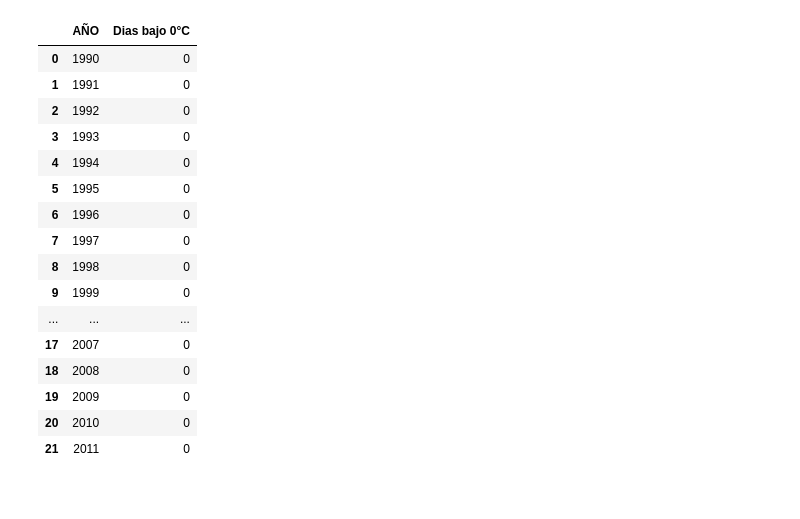
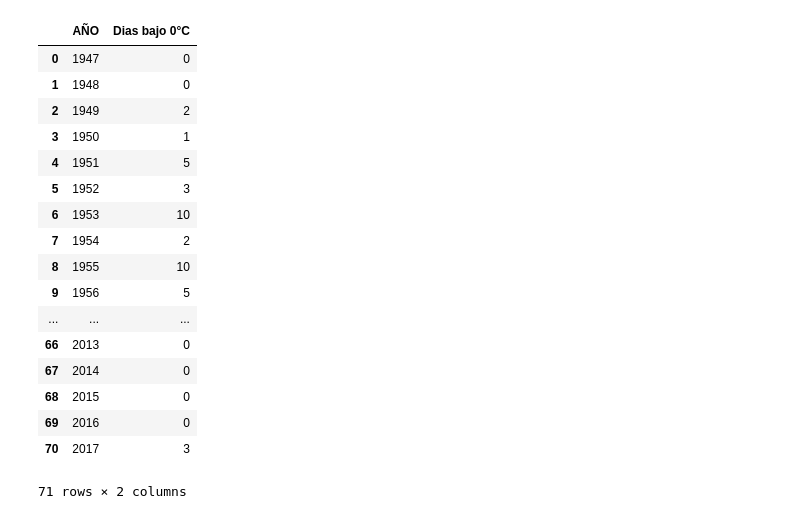
Before and after one commit to Askleth/Archivero, a Jupyter notebook: Actividad_5/Actividad5.ipynb, the cells around one changed output. Cells and saved outputs as stored; diff of their text form; code cells hidden in the pictures.

```diff
--- a/Actividad_5/Actividad5.ipynb
+++ b/Actividad_5/Actividad5.ipynb
@@ -3,7 +3,12 @@ import pandas as pd
 import matplotlib.pyplot as plt
 import numpy as np
 # %%
-df = pd.read_csv("obregon.txt",sep = "\s+")
+missing = {"PRECIP" : "Nulo","EVAP" : "Nulo","TMAX" : "Nulo","TMIN" : "Nulo"}
+
+df = pd.read_csv("obregon.txt",sep = "\s+", na_values = missing)
 df["FECHA"] = pd.to_datetime(df.FECHA)
+df["TMED"] = (df["TMAX"]+df["TMIN"])/2
 df["MES"] = df["FECHA"].dt.month
 df["AÑO"] = df["FECHA"].dt.year
+
+df.describe()
@@ -10,42 +25,43 @@ df["AÑO"] = df["FECHA"].dt.year
 # %%
 """ Esta seccion puede ejecutarse para cualquier dataframe que este ordenado por año,
     el año menor en el primer dato y el año mayor en el ultimo dato
 """
 #Obtiene el numero de dias con heladas por año
-heladas = []
+FD = []
 años = []
 ndias = 0
 for i in range(df["AÑO"][0],df["AÑO"][len(df)-1]+1):
     for j in range(0,len(df)):
         if(df["AÑO"][j] == i and df["TMIN"][j] < 0):
             ndias = ndias+1
-    heladas.append(ndias)
+    FD.append(ndias)
     años.append(i)
     ndias = 0
 
 #Se guerda en un dataframe para desplegarlo de forma amigable para el usuairo
 helas = pd.DataFrame({
     "AÑO" : años,
-    "Dias bajo 0°C" : heladas},
-    index = range(0,len(heladas)))
+    "Dias bajo 0°C" : FD},
+    index = range(0,len(FD)))
 helas
 # %% [output]
 |  | AÑO | Dias bajo 0°C |
-| 0 | 1990 | 0 |
-| 1 | 1991 | 0 |
-| 2 | 1992 | 0 |
-| 3 | 1993 | 0 |
-| 4 | 1994 | 0 |
-| 5 | 1995 | 0 |
-| 6 | 1996 | 0 |
-| 7 | 1997 | 0 |
-| 8 | 1998 | 0 |
-| 9 | 1999 | 0 |
+| 0 | 1947 | 0 |
+| 1 | 1948 | 0 |
+| 2 | 1949 | 2 |
+| 3 | 1950 | 1 |
+| 4 | 1951 | 5 |
+| 5 | 1952 | 3 |
+| 6 | 1953 | 10 |
+| 7 | 1954 | 2 |
+| 8 | 1955 | 10 |
+| 9 | 1956 | 5 |
 | ... | ... | ... |
-| 17 | 2007 | 0 |
-| 18 | 2008 | 0 |
-| 19 | 2009 | 0 |
-| 20 | 2010 | 0 |
-| 21 | 2011 | 0 |
+| 66 | 2013 | 0 |
+| 67 | 2014 | 0 |
+| 68 | 2015 | 0 |
+| 69 | 2016 | 0 |
+| 70 | 2017 | 3 |
+71 rows × 2 columns
 # %%
 #Obtiene el numero de dias con heladas por año
```
Also changed, not shown: parts of 6 cells of this notebook, 3 other files.
